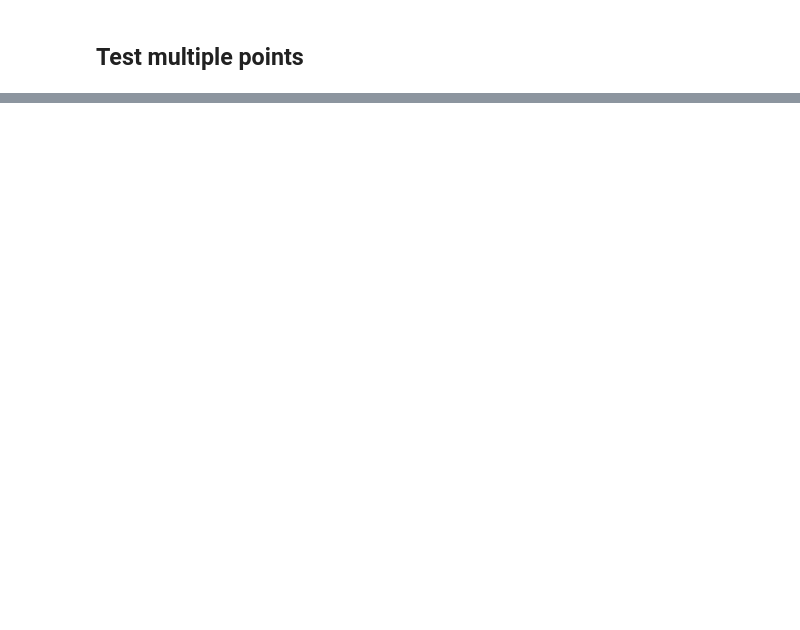
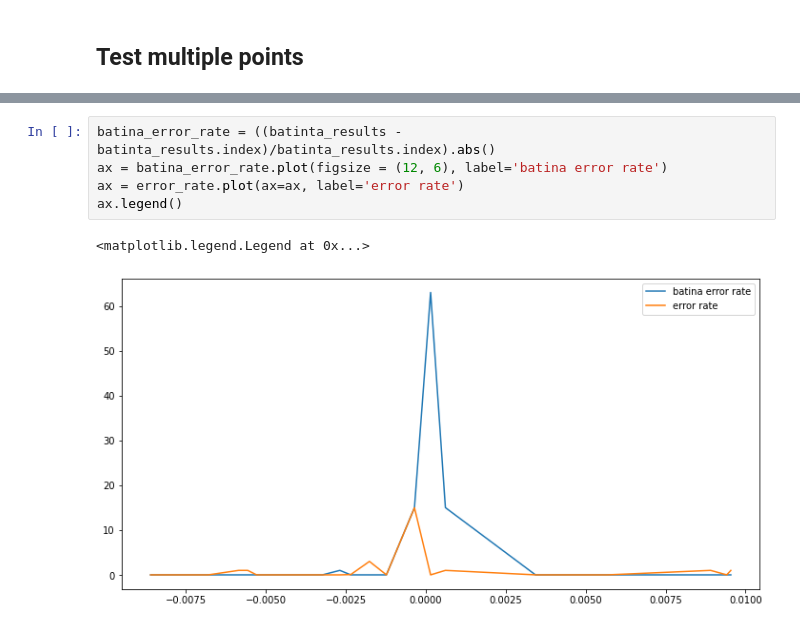
Before and after one commit to mu-triv/DPACv4, a Jupyter notebook: hwp.ipynb, the cells around one changed output, grey strips where cells are left out. Cells and saved outputs as stored; diff of their text form; blank space fills up the shorter version.

```diff
--- a/hwp.ipynb
+++ b/hwp.ipynb
@@ -136,0 +179,8 @@ ax.legend()
+# %%
+batina_error_rate = ((batinta_results - batinta_results.index)/batinta_results.index).abs()
+ax = batina_error_rate.plot(figsize = (12, 6), label='batina error rate')
+ax = error_rate.plot(ax=ax, label='error rate')
+ax.legend()
+# %% [output]
+<matplotlib.legend.Legend at 0x...>
+[figure, added]
```
Also changed, not shown: parts of 10 cells of this notebook.
